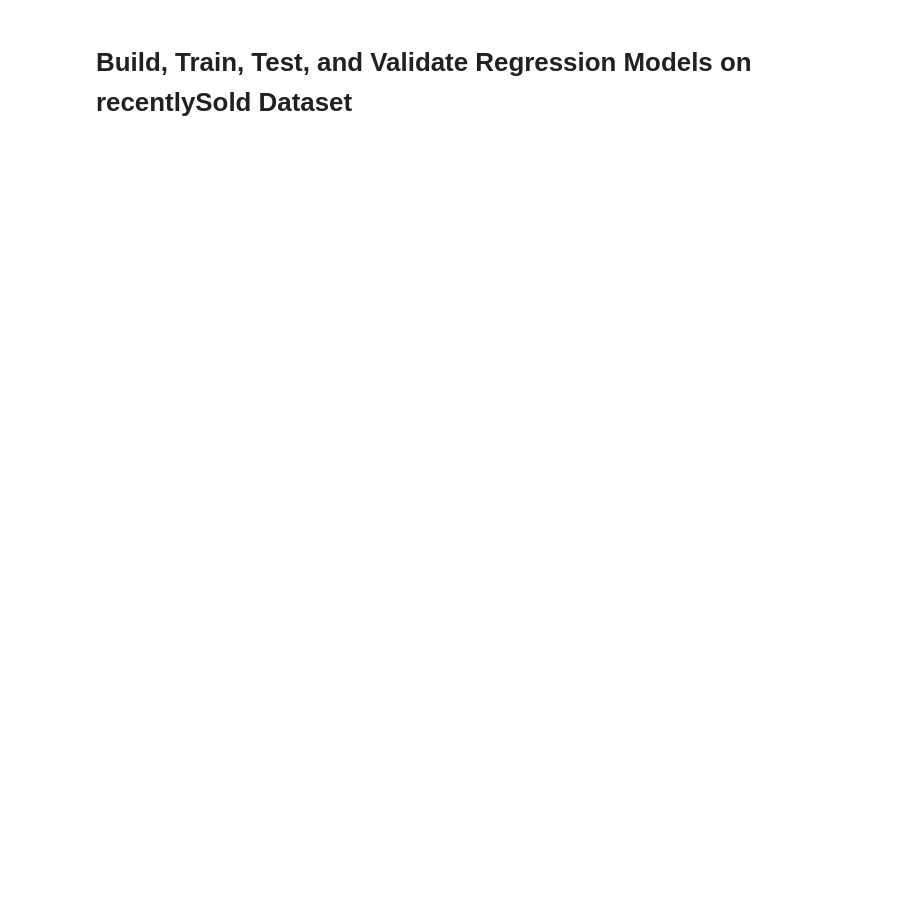
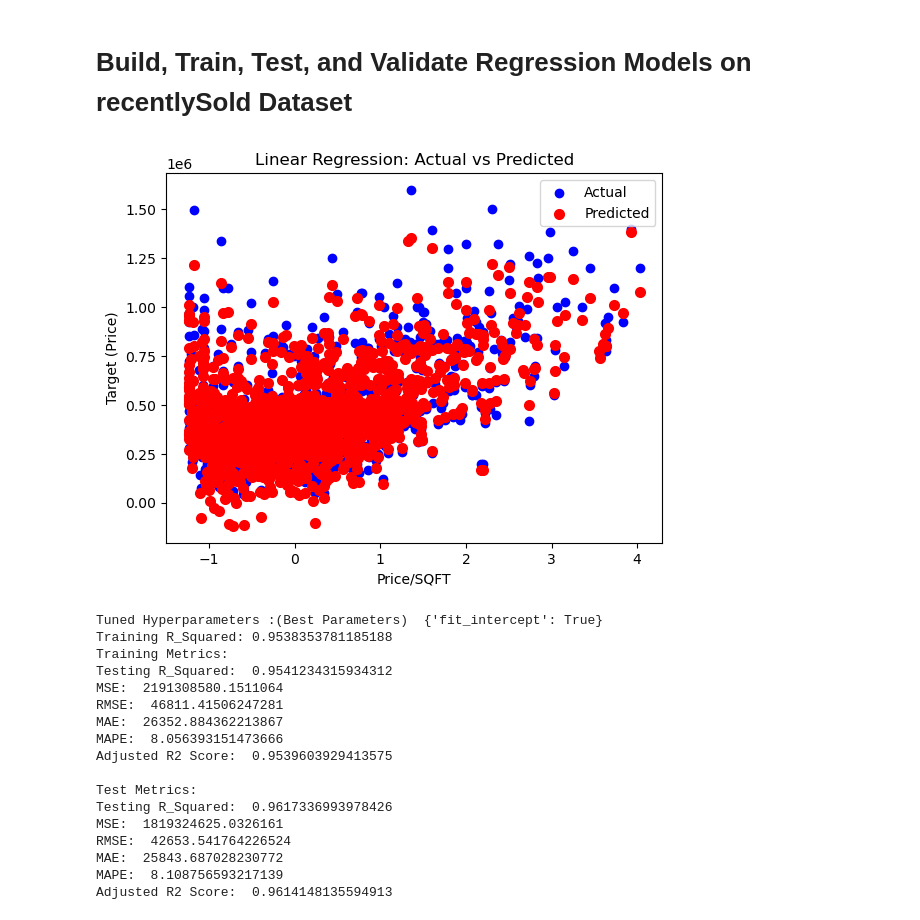
Before and after one commit to Jonathan-Tiede/RealEstate_Recommender, a Jupyter notebook: dataPrediction.ipynb, the cells around one changed output. Saved outputs shown, nothing was run; the diff lists cells and outputs as text; code cells hidden in the pictures; blank space fills up the shorter version.

```diff
--- a/dataPrediction.ipynb
+++ b/dataPrediction.ipynb
@@ -171,0 +144,6 @@ for i in range(X_forSale.shape[1]):
+# %%
+'''
+User Variables
+'''
+
+removeOutliers = True # If true, outliers will be removed.
@@ -225,12 +383,26 @@ tRMSE = []
 tMAE = []
 tMAPE = []
 tMSLE = []
+# %%
+# X_train, X_test, y_train, y_test = train_test_split(X_recentlySold, y_recentlySold, test_size=0.2, random_state=minKS_tts(X_recentlySold, y_recentlySold, 0.2))
+X_train, X_test, y_train, y_test = train_test_split(X_recentlySold, y_recentlySold, test_size=0.3, random_state=42)
+
+# Feature Scaling
+'''
+- DO NOT APPLY SCALER TO DUMMY/BINARY/BOOL VARIABLES!!! FIX THIS NOW!
+- GET RID OF ZIPCODE AND REPLACE WITH VALUES SUCH AS POPULATION, AVERAGE INCOME, AVERAGE FAMILY SIZE, ETC.
+'''
+
+scaler = StandardScaler()
+X_train.iloc[:,:] = scaler.fit_transform(X_train.iloc[:,:]) # Make sure no dummy features are present here.
+X_test.iloc[:,:] = scaler.transform(X_test.iloc[:,:])
+X_forSale.iloc[:,:] = scaler.transform(X_forSale.iloc[:,:])
 # %%
 '''
 Build, train, test, and validate a LinearRegression() model
 '''
+
 MODEL.append('Linear Regression')
-
 
 # Build, train, and test the model
 parameters = {'fit_intercept':[True, False]}
@@ -239,14 +411,10 @@ linReg = GridSearchCV(estimator=lr, param_grid=parameters, cv=10)
 linReg.fit(X_train, y_train)
 y_pred = linReg.predict(X_test)
 
-for i, value in enumerate(y_pred):
-    if value < 0:
-        y_pred[i] = 0
-
 # Visualize the results
-plt.scatter(X_test[:,18], y_test, color='blue', label='Actual')
-plt.scatter(X_test[:,18], y_pred, color='red', linewidth=2, label='Predicted')
-plt.xlabel('Scaled Feature (Sqft)')
+plt.scatter(X_test.iloc[:,1], y_test, color='blue', label='Actual')
+plt.scatter(X_test.iloc[:,1], y_pred, color='red', linewidth=2, label='Predicted')
+plt.xlabel('Price/SQFT')
 plt.ylabel('Target (Price)')
 plt.title('Linear Regression: Actual vs Predicted')
 plt.legend()
@@ -258,8 +426,8 @@ print("Training R_Squared:",linReg.best_score_) # this value is the best score o
 Training_R2.append(linReg.best_score_)
 print('Training Metrics:')
 
-# score_lr = linReg.score(X_train, y_train) # this value is the best score on TESTING data!!
-# print("Testing R_Squared: ", score_lr)
+score_lr = linReg.score(X_train, y_train) # this value is the best score on TESTING data!!
+print("Testing R_Squared: ", score_lr)
 score_lr = mean_squared_error(y_train, linReg.predict(X_train))
 print("MSE: ", score_lr)
 MSE.append(score_lr)
@@ -275,11 +443,11 @@ MAPE.append(score_lr)
 # score_lr = mean_squared_log_error(y_train, linReg.predict(X_train))
 # print("MSLE: ", score_lr)
 MSLE.append(None)
-# score_lr = r2_score(y_train, linReg.predict(X_train))
-# n = len(y_train)
-# k = X_train.shape[1]
-# score_lr = 1 - ((1-score_lr) * (n-1) / (n-k-1))
-# print("Adjusted R2 Score: ", score_lr)
+score_lr = r2_score(y_train, linReg.predict(X_train))
+n = len(y_train)
+k = X_train.shape[1]
+score_lr = 1 - ((1-score_lr) * (n-1) / (n-k-1))
+print("Adjusted R2 Score: ", score_lr)
 print('')
 
 print('Test Metrics:')
@@ -294,34 +462,53 @@ print("RMSE: ", score_lr)
 tRMSE.append(score_lr)
 score_lr = mean_absolute_error(y_test, y_pred)
 print("MAE: ", score_lr)
 tMAE.append(score_lr)
 score_lr = mean_absolute_percentage_error(y_test, y_pred)
 print("MAPE: ", score_lr)
 tMAPE.append(score_lr)
-score_lr = mean_squared_log_error(y_test, y_pred)
-print("MSLE: ", score_lr)
+# score_lr = mean_squared_log_error(y_test, y_pred)
+# print("MSLE: ", score_lr)
 tMSLE.append(score_lr)
 score_lr = r2_score(y_test, y_pred)
 n = len(y_test)
 k = X_test.shape[1]
 score_lr = 1 - ((1-score_lr) * (n-1) / (n-k-1))
 print("Adjusted R2 Score: ", score_lr)
 print('')
 
 # Plot errors
 residuals = y_test - y_pred
 # Scatter plot of residuals
-plt.scatter(X_test[:,18], residuals, color='blue', marker='o')
-plt.xlabel('Scaled Feature (Sqft)')
+plt.scatter(X_test.iloc[:,1], residuals, color='blue', marker='o')
+plt.xlabel('Price/SQFT')
 plt.ylabel('Residuals')
 plt.title('Residuals Plot')
 plt.show()
 
 # Histogram of residuals
 plt.hist(residuals, bins=10, color='blue', alpha=0.7)
 plt.xlabel('Residuals')
 plt.ylabel('Frequency')
 plt.title('Residuals Histogram')
 plt.show()
 
 del residuals
+# %% [output]
+[figure, added]
+Tuned Hyperparameters :(Best Parameters)  {'fit_intercept': True}
+Training R_Squared: 0.9538353781185188
+Training Metrics:
+Testing R_Squared:  0.9541234315934312
+MSE:  2191308580.1511064
+RMSE:  46811.41506247281
+MAE:  26352.884362213867
+MAPE:  8.056393151473666
+Adjusted R2 Score:  0.9539603929413575
+
+Test Metrics:
+Testing R_Squared:  0.9617336993978426
+MSE:  1819324625.0326161
+RMSE:  42653.541764226524
+MAE:  25843.687028230772
+MAPE:  8.108756593217139
+Adjusted R2 Score:  0.9614148135594913
```
Also changed, not shown: parts of 28 cells of this notebook, 5 other files.
